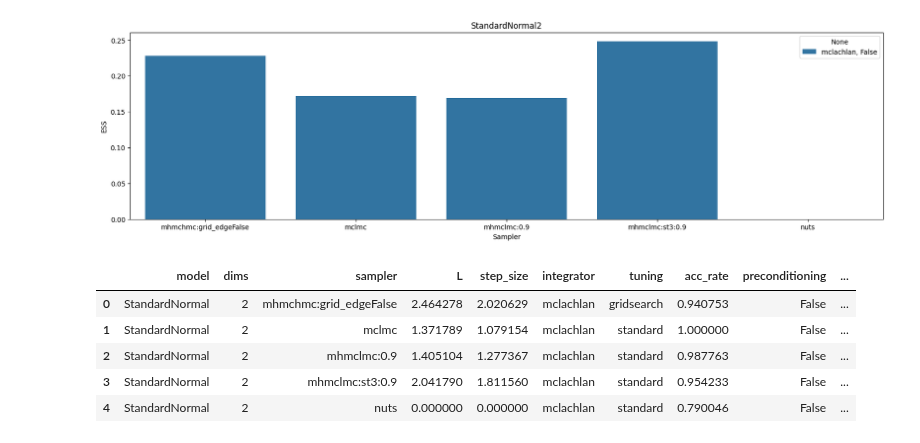
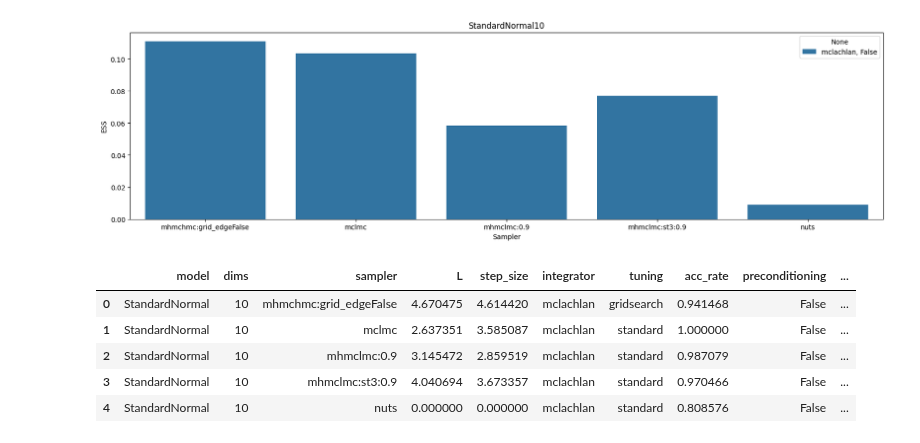
Before and after one commit to JakobRobnik/MicroCanonicalHMC, a Jupyter notebook: adjusted/results_recent.ipynb, the cells around one changed output. Saved outputs shown, nothing was run; the diff lists cells and outputs as text; code cells hidden in the pictures.

```diff
--- a/adjusted/results_recent.ipynb
+++ b/adjusted/results_recent.ipynb
@@ -25,15 +25,15 @@ def load_results(model_name):
     plt.show()
     display(results)
 # %%
-load_results("StandardNormal2")
+load_results("StandardNormal10")
 # %% [output]
-[figure, old version]
+[figure, new version]
 |  | model | dims | sampler | L | step_size | integrator | tuning | acc_rate | preconditioning | ... |
-| 0 | StandardNormal | 2 | mhmchmc:grid_edgeFalse | 2.464278 | 2.020629 | mclachlan | gridsearch | 0.940753 | False | ... |
-| 1 | StandardNormal | 2 | mclmc | 1.371789 | 1.079154 | mclachlan | standard | 1.000000 | False | ... |
-| 2 | StandardNormal | 2 | mhmclmc:0.9 | 1.405104 | 1.277367 | mclachlan | standard | 0.987763 | False | ... |
-| 3 | StandardNormal | 2 | mhmclmc:st3:0.9 | 2.041790 | 1.811560 | mclachlan | standard | 0.954233 | False | ... |
-| 4 | StandardNormal | 2 | nuts | 0.000000 | 0.000000 | mclachlan | standard | 0.790046 | False | ... |
+| 0 | StandardNormal | 10 | mhmchmc:grid_edgeFalse | 4.670475 | 4.614420 | mclachlan | gridsearch | 0.941468 | False | ... |
+| 1 | StandardNormal | 10 | mclmc | 2.637351 | 3.585087 | mclachlan | standard | 1.000000 | False | ... |
+| 2 | StandardNormal | 10 | mhmclmc:0.9 | 3.145472 | 2.859519 | mclachlan | standard | 0.987079 | False | ... |
+| 3 | StandardNormal | 10 | mhmclmc:st3:0.9 | 4.040694 | 3.673357 | mclachlan | standard | 0.970466 | False | ... |
+| 4 | StandardNormal | 10 | nuts | 0.000000 | 0.000000 | mclachlan | standard | 0.808576 | False | ... |
 # %%
 # load_results("IllConditionedGaussian")
 load_results("Brownian32")
```
Also changed, not shown: parts of 1 cell of this notebook, 4 other files.
